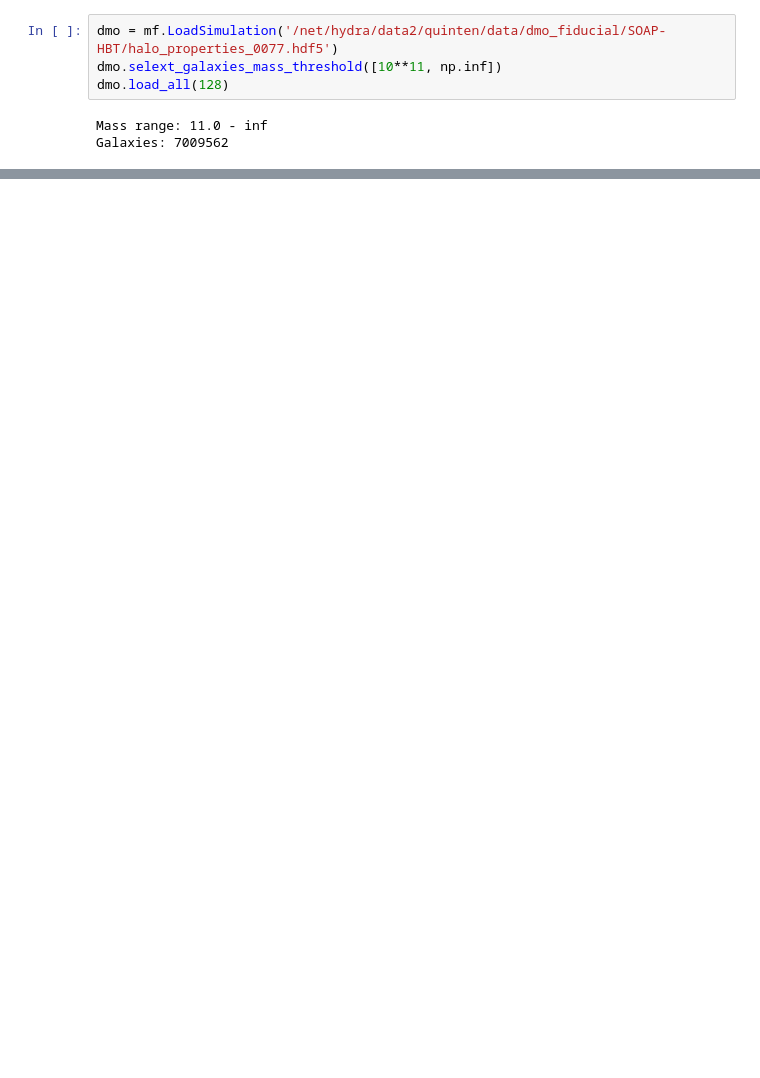
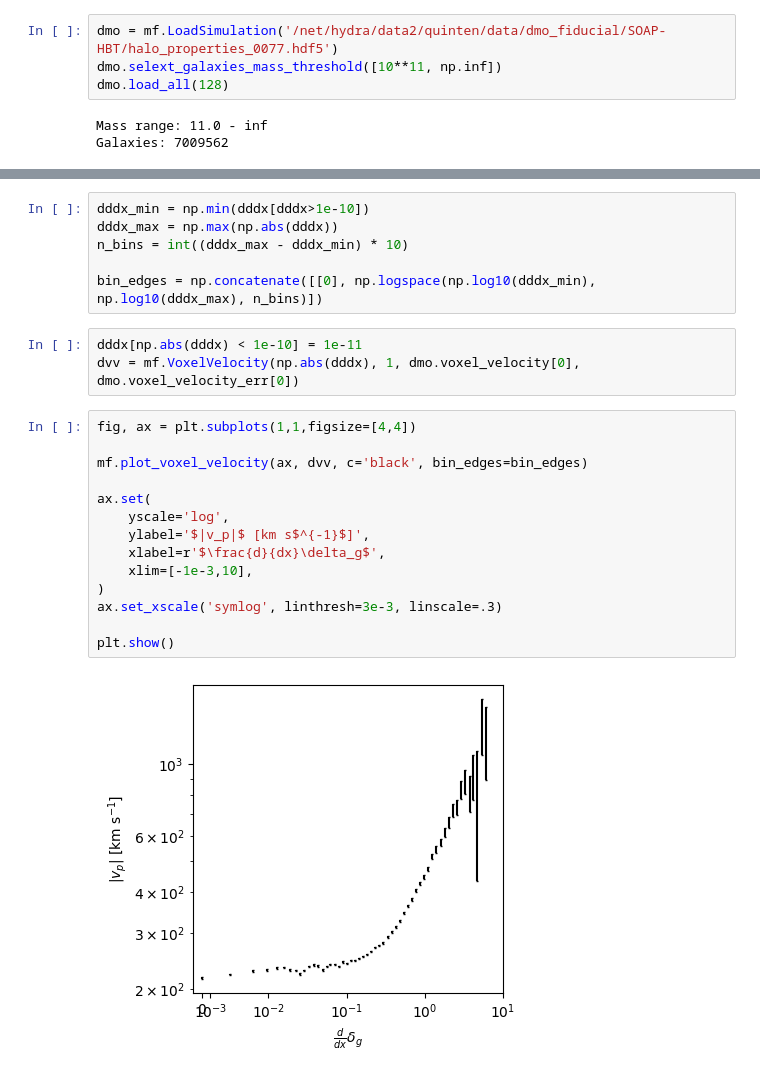
Before and after one commit to Quinten313/MRP, a Jupyter notebook: scripts/modeling_velocities.ipynb, the cells around one changed output, grey strips where cells are left out. Cells and saved outputs as stored; diff of their text form; blank space fills up the shorter version.

```diff
--- a/scripts/modeling_velocities.ipynb
+++ b/scripts/modeling_velocities.ipynb
@@ -50,0 +85,25 @@ plt.show()
+# %%
+dddx_min = np.min(dddx[dddx>1e-10])
+dddx_max = np.max(np.abs(dddx))
+n_bins = int((dddx_max - dddx_min) * 10)
+
+bin_edges = np.concatenate([[0], np.logspace(np.log10(dddx_min), np.log10(dddx_max), n_bins)])
+# %%
+dddx[np.abs(dddx) < 1e-10] = 1e-11
+dvv = mf.VoxelVelocity(np.abs(dddx), 1, dmo.voxel_velocity[0], dmo.voxel_velocity_err[0])
+# %%
+fig, ax = plt.subplots(1,1,figsize=[4,4])
+
+mf.plot_voxel_velocity(ax, dvv, c='black', bin_edges=bin_edges)
+
+ax.set(
+    yscale='log',
+    ylabel='$|v_p|$ [km s$^{-1}$]',
+    xlabel=r'$\frac{d}{dx}\delta_g$',
+    xlim=[-1e-3,10],
+)
+ax.set_xscale('symlog', linthresh=3e-3, linscale=.3)
+
+plt.show()
+# %% [output]
+[figure, added]
```
Also changed, not shown: parts of 28 cells of this notebook.
